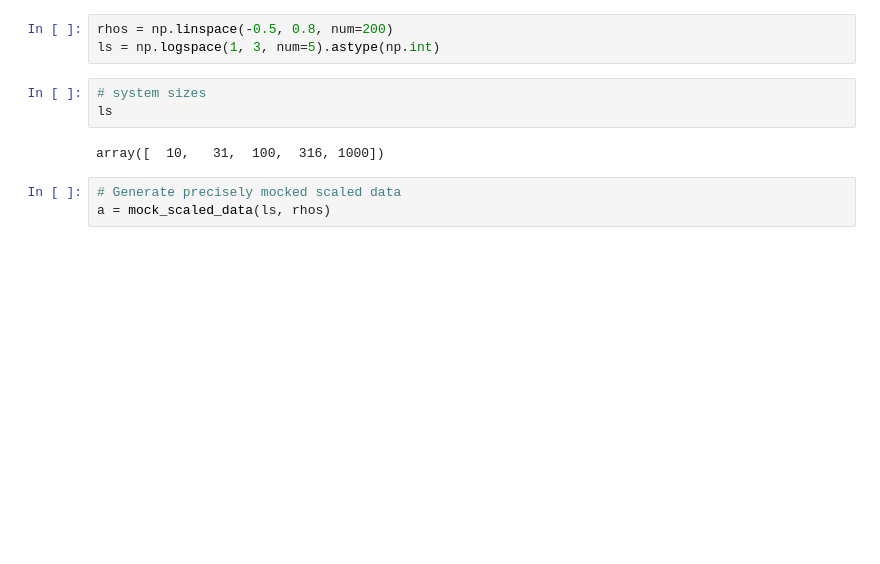
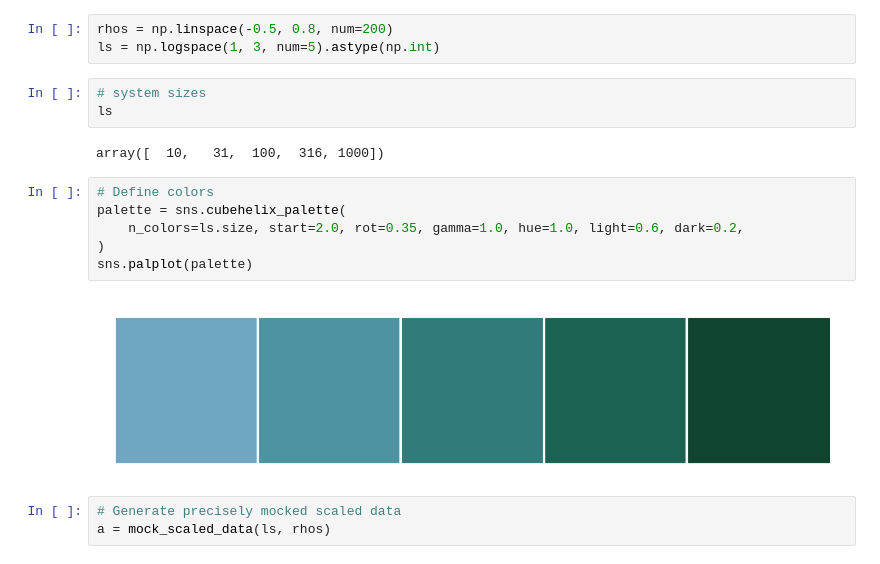
Before and after one commit to andsor/pyfssa, a Jupyter notebook: docs/tutorial.ipynb, the cells around one changed output. Cells and saved outputs as stored; diff of their text form; blank space fills up the shorter version.

```diff
--- a/docs/tutorial.ipynb
+++ b/docs/tutorial.ipynb
@@ -83,6 +73,14 @@ ls = np.logspace(1, 3, num=5).astype(np.int)
 ls
 # %% [output]
 array([  10,   31,  100,  316, 1000])
+# %%
+# Define colors
+palette = sns.cubehelix_palette(
+    n_colors=ls.size, start=2.0, rot=0.35, gamma=1.0, hue=1.0, light=0.6, dark=0.2,
+)
+sns.palplot(palette)
+# %% [output]
+[figure, added]
 # %%
 # Generate precisely mocked scaled data
 a = mock_scaled_data(ls, rhos)
```
Also changed, not shown: parts of 16 cells of this notebook, 1 other file.
